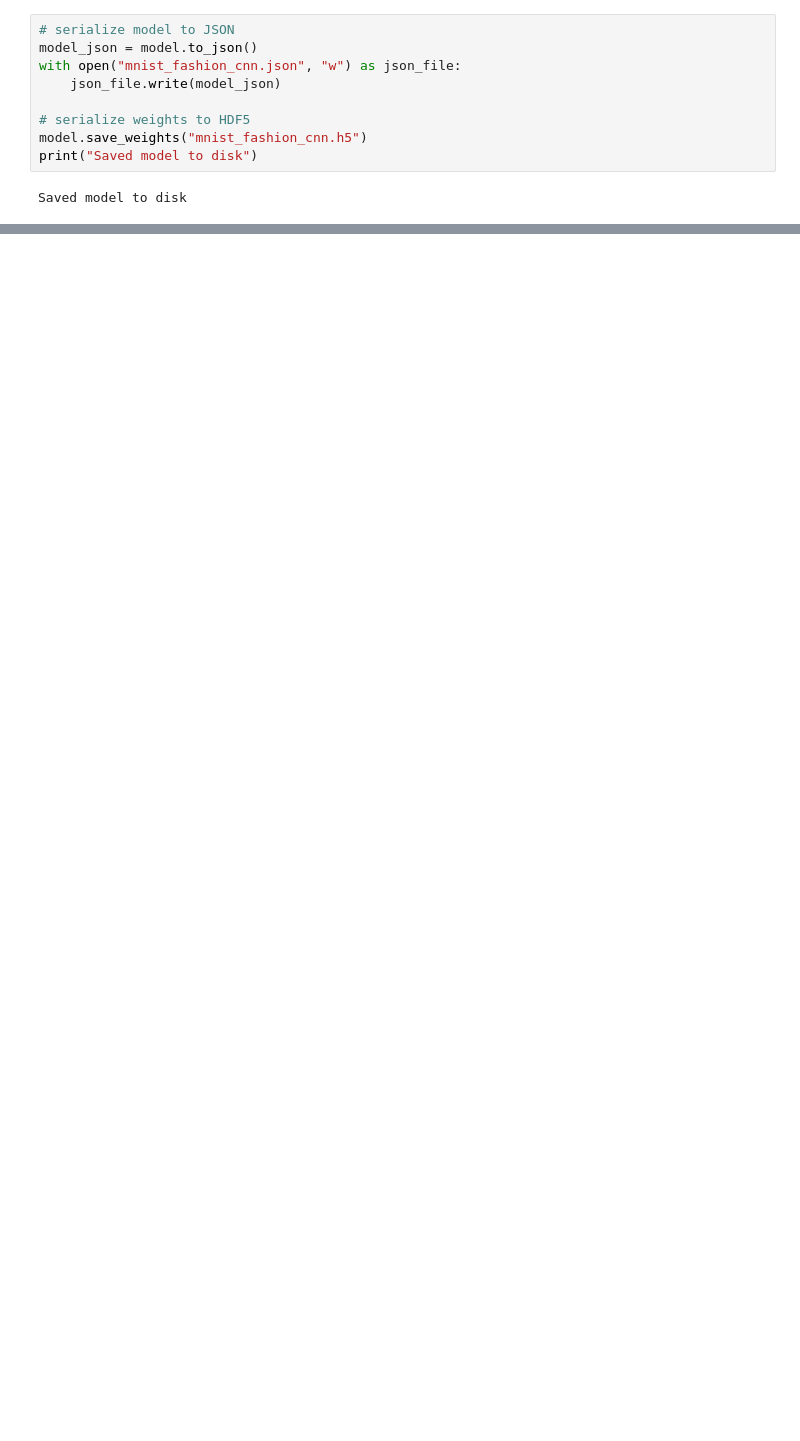
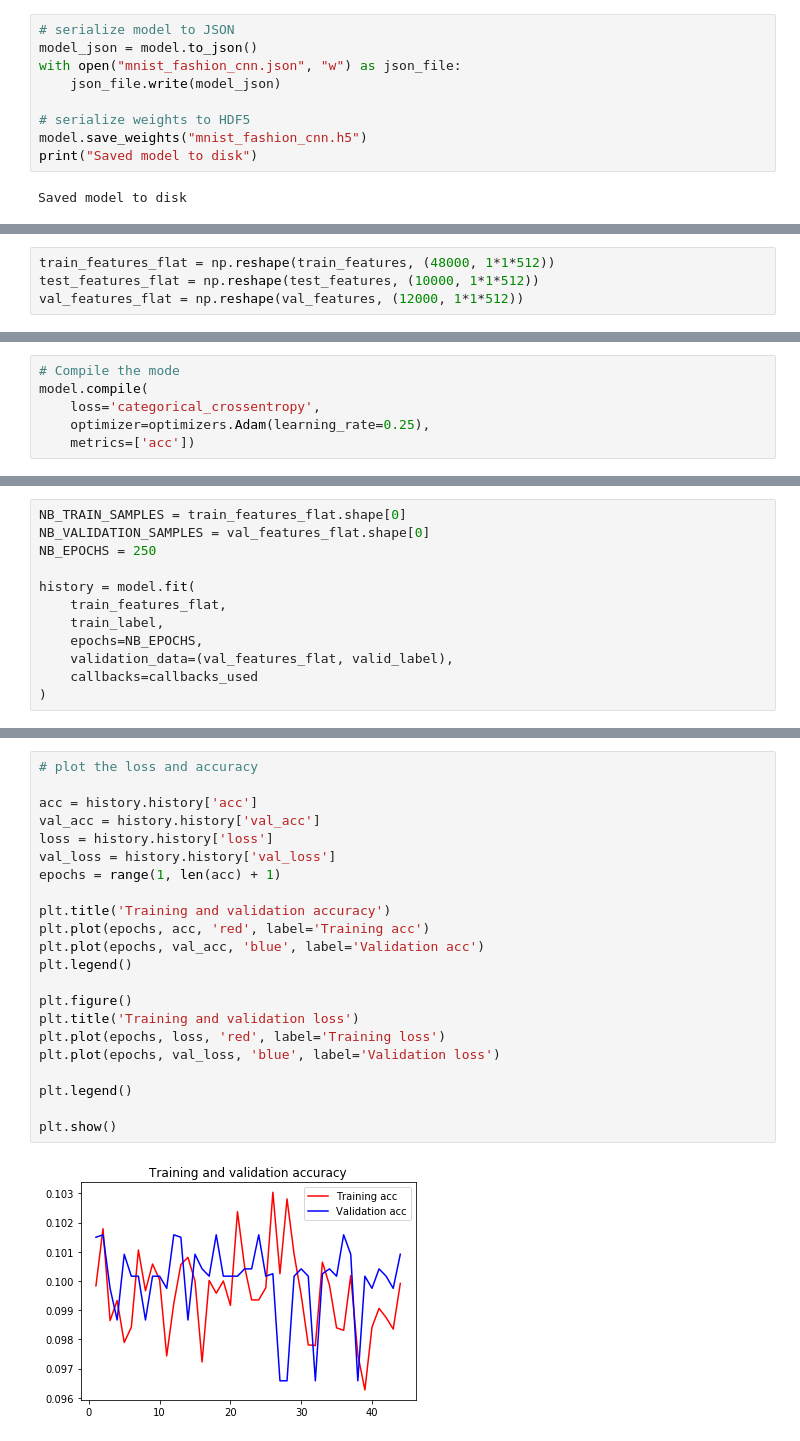
Before and after one commit to gergo/mnistFashion, a Jupyter notebook: python/mnist_fashion_train.ipynb, the cells around one changed output, grey strips where cells are left out. Cells and saved outputs as stored; diff of their text form; blank space fills up the shorter version.

```diff
--- a/python/mnist_fashion_train.ipynb
+++ b/python/mnist_fashion_train.ipynb
@@ -178,0 +284,4 @@ Saved model to disk
+# %%
+train_features_flat = np.reshape(train_features, (48000, 1*1*512))
+test_features_flat = np.reshape(test_features, (10000, 1*1*512))
+val_features_flat = np.reshape(val_features, (12000, 1*1*512))
@@ -178,0 +301,6 @@ Saved model to disk
+# %%
+# Compile the mode
+model.compile(
+    loss='categorical_crossentropy',
+    optimizer=optimizers.Adam(learning_rate=0.25),
+    metrics=['acc'])
@@ -178,0 +320,12 @@ Saved model to disk
+# %%
+NB_TRAIN_SAMPLES = train_features_flat.shape[0]
+NB_VALIDATION_SAMPLES = val_features_flat.shape[0]
+NB_EPOCHS = 250
+
+history = model.fit(
+    train_features_flat,
+    train_label,
+    epochs=NB_EPOCHS,
+    validation_data=(val_features_flat, valid_label),
+    callbacks=callbacks_used
+)
@@ -178,0 +350,24 @@ Saved model to disk
+# %%
+# plot the loss and accuracy
+
+acc = history.history['acc']
+val_acc = history.history['val_acc']
+loss = history.history['loss']
+val_loss = history.history['val_loss']
+epochs = range(1, len(acc) + 1)
+
+plt.title('Training and validation accuracy')
+plt.plot(epochs, acc, 'red', label='Training acc')
+plt.plot(epochs, val_acc, 'blue', label='Validation acc')
+plt.legend()
+
+plt.figure()
+plt.title('Training and validation loss')
+plt.plot(epochs, loss, 'red', label='Training loss')
+plt.plot(epochs, val_loss, 'blue', label='Validation loss')
+
+plt.legend()
+
+plt.show()
+# %% [output]
+[figure, added]
```
Also changed, not shown: parts of 24 cells of this notebook.
